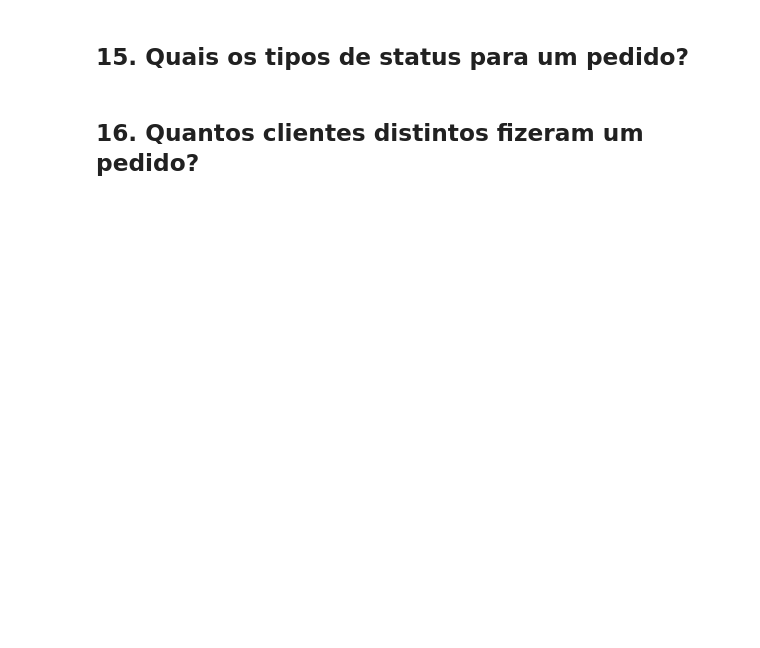
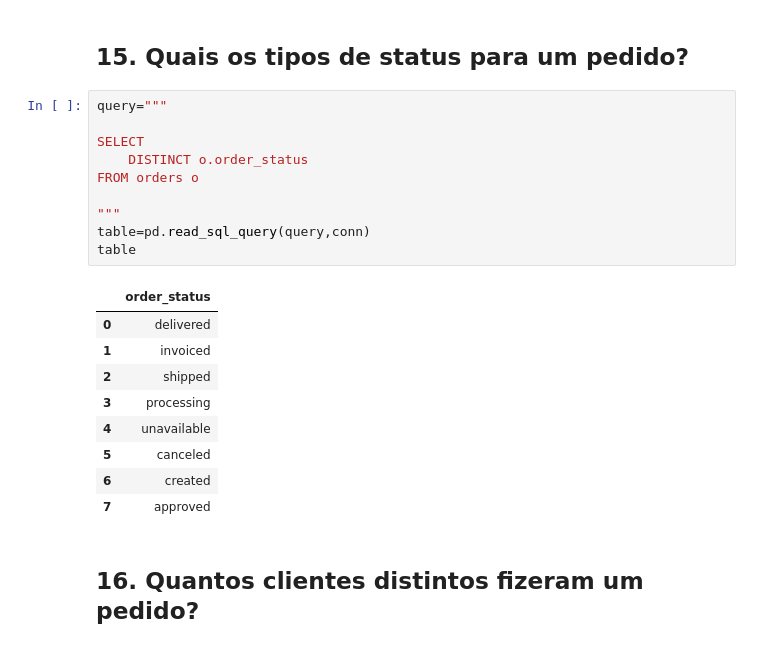
Before and after one commit to alessandra-barbosa/olist_brazil_advanced_sql, a Jupyter notebook: olist_brazil_avanced_sql.ipynb, the cells around one changed output. Cells and saved outputs as stored; diff of their text form; blank space fills up the shorter version.

```diff
--- a/olist_brazil_avanced_sql.ipynb
+++ b/olist_brazil_avanced_sql.ipynb
@@ -616,4 +746,24 @@ table
 # %% [markdown]
 ## 15. Quais os tipos de status para um pedido?
+# %%
+query="""
+
+SELECT
+    DISTINCT o.order_status
+FROM orders o
+
+"""
+table=pd.read_sql_query(query,conn)
+table
+# %% [output]
+|  | order_status |
+| 0 | delivered |
+| 1 | invoiced |
+| 2 | shipped |
+| 3 | processing |
+| 4 | unavailable |
+| 5 | canceled |
+| 6 | created |
+| 7 | approved |
 # %% [markdown]
 ## 16. Quantos clientes distintos fizeram um pedido?
```
Also changed, not shown: parts of 17 cells of this notebook.
